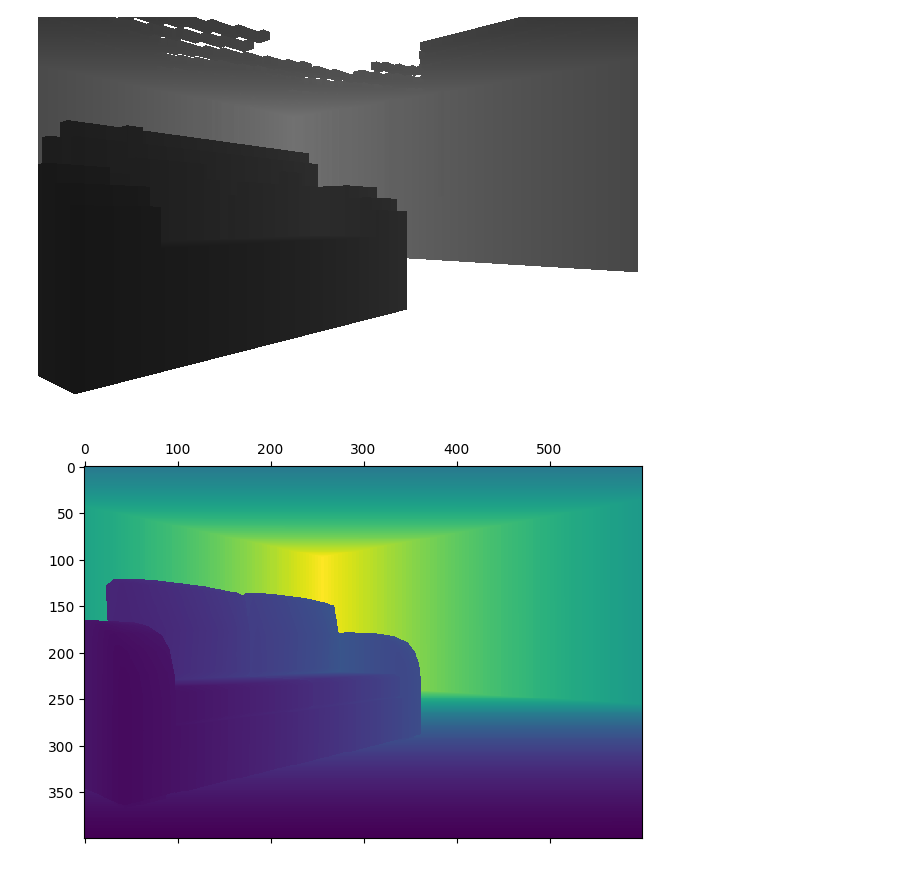
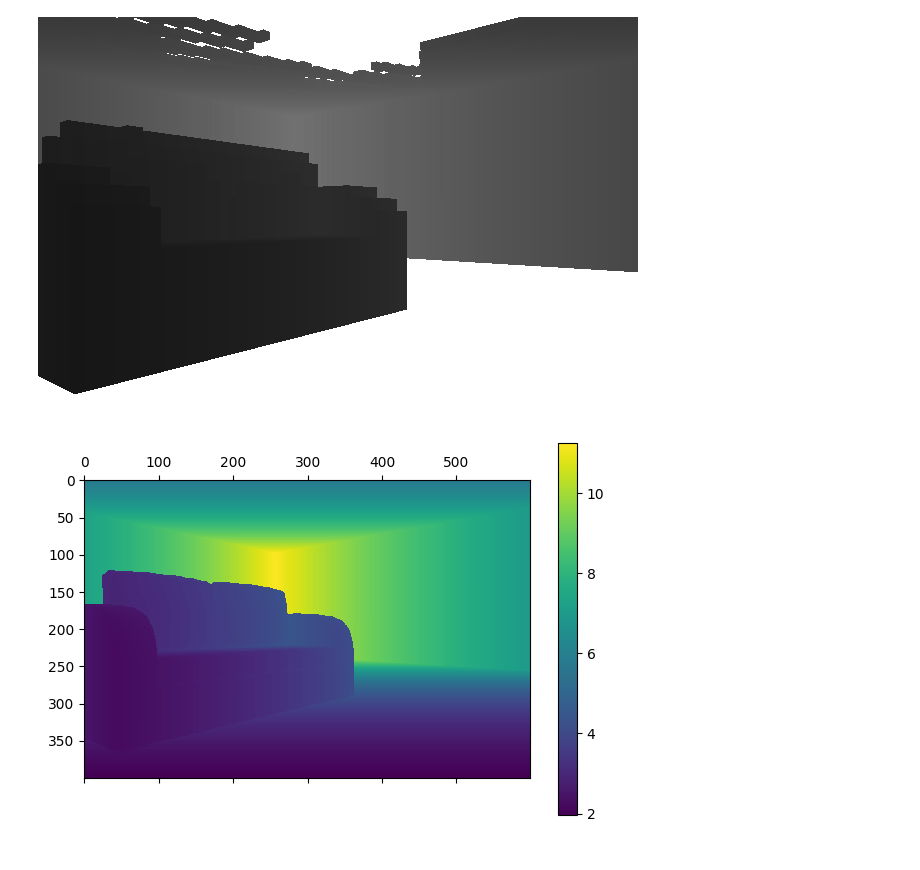
Before and after one commit to probcomp/InverseGraphics, a Jupyter notebook: notebooks/generative_model_scene_001.ipynb, the cells around one changed output. Drawn from its saved outputs; the diff is of its cells as text; code cells hidden in the pictures.

```diff
--- a/notebooks/generative_model_scene_001.ipynb
+++ b/notebooks/generative_model_scene_001.ipynb
@@ -213,16 +218,17 @@ GL.view_depth_image(clamp.(depth_image, 0.0, 200.0))
 # %%
 PyCall.py"""
 import matplotlib.pyplot as plt
 
 def matshow(mat):
     plt.matshow(mat)
+    plt.colorbar()
 """
 
 depth_map_gt = last(belief_state.step_metadata_history[time_step].depth_map_list)
 PyCall.py"matshow"(depth_map_gt)
 # RGB: last(belief_state.step_metadata_history[24].image_list)
 # %% [output]
-[figure, old version]
+[figure, new version]
 # %%
 diff = depth_image - depth_map_gt
 PyCall.py"matshow"(diff)
```
Also changed, not shown: parts of 10 cells of this notebook.
